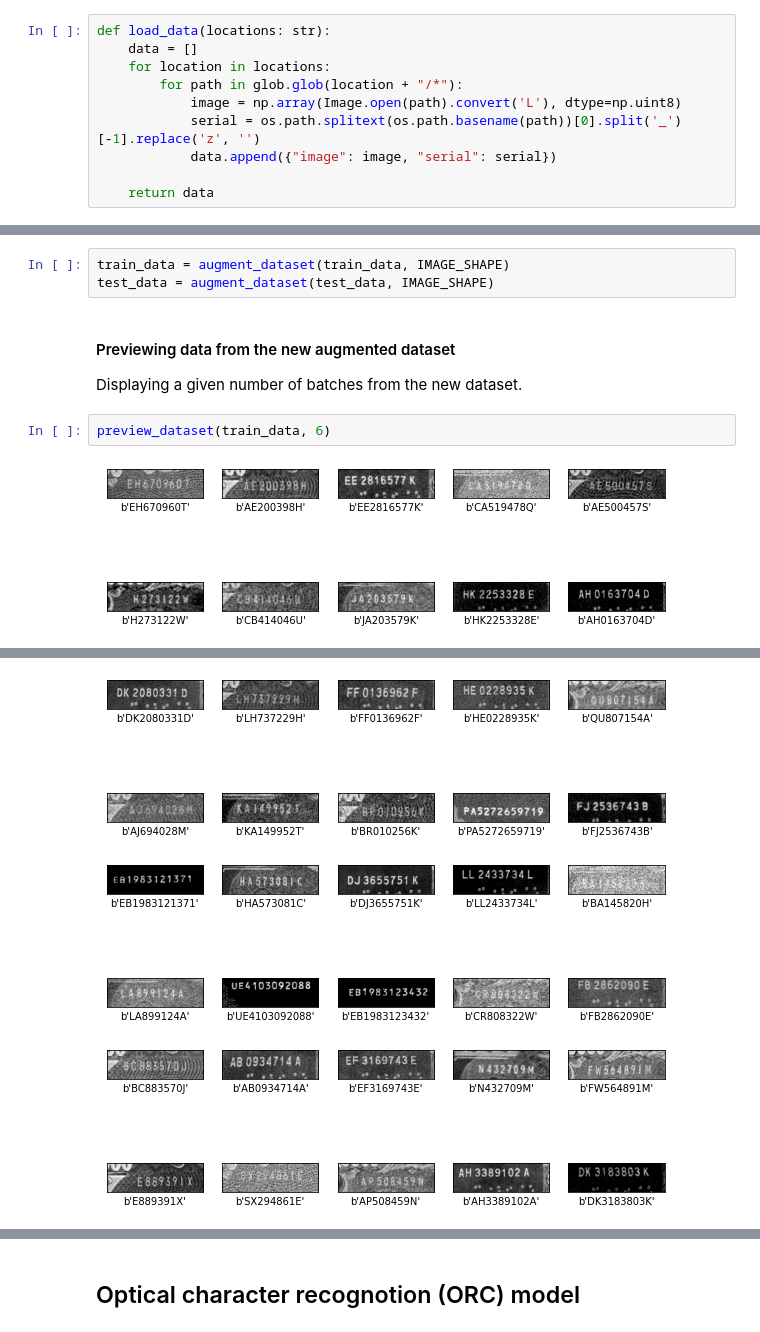
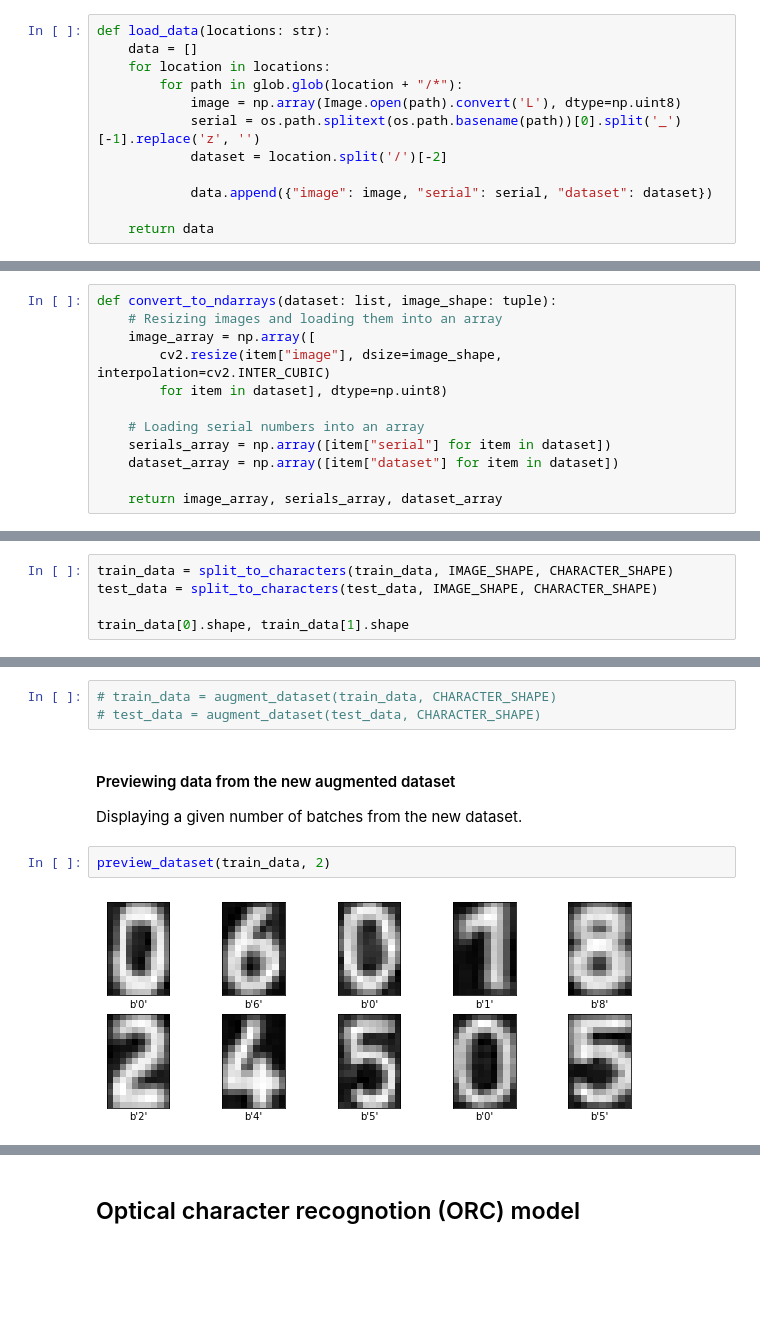
Before and after one commit to angel-penchev/banknote-serial, a Jupyter notebook: recognition/banknote_serial.ipynb, the cells around one changed output, grey strips where cells are left out. Cells and saved outputs as stored; diff of their text form; blank space fills up the shorter version.

Commit message:
[Feat] Character extraction (recognition)
Masked out character from the serial images and loaded them into a new
dataset.

Resolved #12.

```diff
--- a/recognition/banknote_serial.ipynb
+++ b/recognition/banknote_serial.ipynb
@@ -56,7 +57,9 @@ def load_data(locations: str):
         for path in glob.glob(location + "/*"):
             image = np.array(Image.open(path).convert('L'), dtype=np.uint8)
             serial = os.path.splitext(os.path.basename(path))[0].split('_')[-1].replace('z', '')
-            data.append({"image": image, "serial": serial})
+            dataset = location.split('/')[-2]
+
+            data.append({"image": image, "serial": serial, "dataset": dataset})
 
     return data
 # %%
@@ -127,0 +136,12 @@ plt.show()
+# %%
+def convert_to_ndarrays(dataset: list, image_shape: tuple):
+    # Resizing images and loading them into an array
+    image_array = np.array([
+        cv2.resize(item["image"], dsize=image_shape, interpolation=cv2.INTER_CUBIC)
+        for item in dataset], dtype=np.uint8)
+
+    # Loading serial numbers into an array
+    serials_array = np.array([item["serial"] for item in dataset])
+    dataset_array = np.array([item["dataset"] for item in dataset])
+
+    return image_array, serials_array, dataset_array
@@ -127,0 +206,5 @@ plt.show()
+# %%
+train_data = split_to_characters(train_data, IMAGE_SHAPE, CHARACTER_SHAPE)
+test_data = split_to_characters(test_data, IMAGE_SHAPE, CHARACTER_SHAPE)
+
+train_data[0].shape, train_data[1].shape
@@ -262,10 +330,10 @@ def augment_dataset(
 # %%
-train_data = augment_dataset(train_data, IMAGE_SHAPE)
-test_data = augment_dataset(test_data, IMAGE_SHAPE)
+# train_data = augment_dataset(train_data, CHARACTER_SHAPE)
+# test_data = augment_dataset(test_data, CHARACTER_SHAPE)
 # %% [markdown]
 #### Previewing data from the new augmented dataset
 Displaying a given number of batches from the new dataset.
 # %%
-preview_dataset(train_data, 6)
+preview_dataset(train_data, 2)
 # %% [output]
-[figure, old version]
+[figure, new version]
@@ -273,3 +340,0 @@ preview_dataset(train_data, 6)
-[figure, removed]
-[figure, removed]
-[figure, removed]
```
Also changed, not shown: parts of 17 cells of this notebook.
